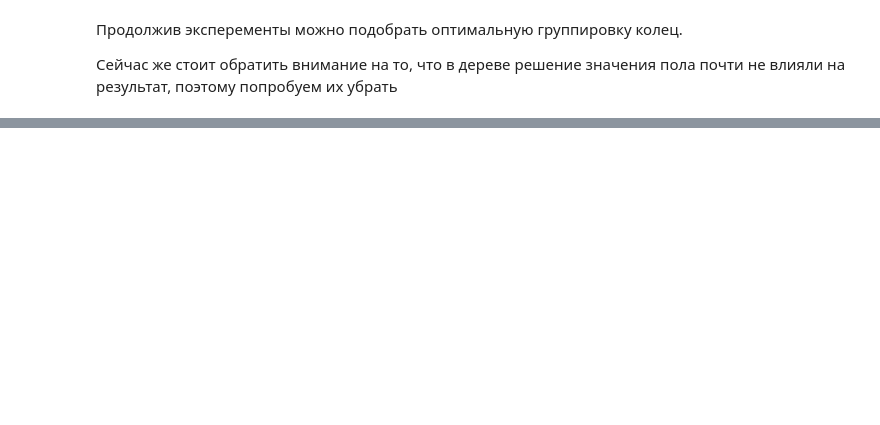
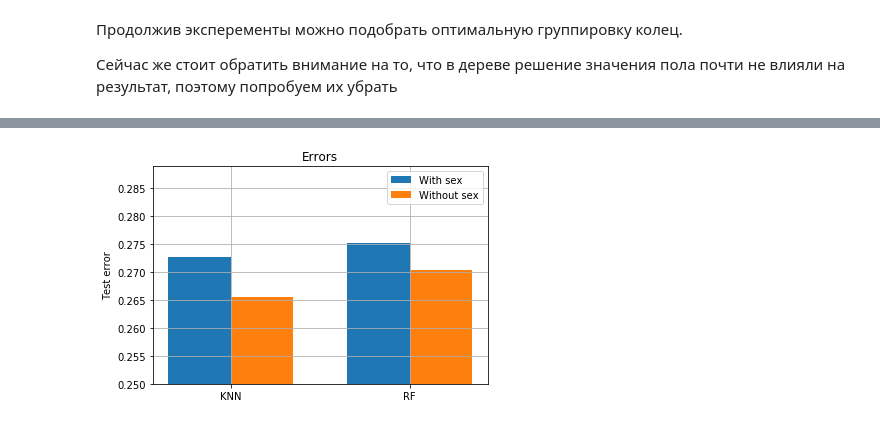
Before and after one commit to xLoSyAsHx/IAD19_ML, a Jupyter notebook: Task1_DataAnalyzing.ipynb, the cells around one changed output, grey strips where cells are left out. Saved outputs shown, nothing was run; the diff lists cells and outputs as text; code cells hidden in the pictures; blank space fills up the shorter version.

Commit message:
Fix removing gender from dataframe
Decrease error on 0.005

```diff
--- a/Task1_DataAnalyzing.ipynb
+++ b/Task1_DataAnalyzing.ipynb
@@ -482,6 +493,11 @@ Feature ranking:
 # %%
 clear_df = original_clear_df.copy()
 
+clear_df.at[clear_df['Rings'] < 7, 'Rings'] = 0
+clear_df.at[(clear_df['Rings'] >= 7)  & (clear_df['Rings'] < 12), 'Rings'] = 1
+clear_df.at[(clear_df['Rings'] >= 12) & (clear_df['Rings'] < 16), 'Rings'] = 2
+clear_df.at[(clear_df['Rings'] >= 16) & (clear_df['Rings'] < 20), 'Rings'] = 3
+clear_df.at[clear_df['Rings'] >= 20, 'Rings'] = 4
 
 X = clear_df.drop(['Rings', 'I', 'M', 'F'], axis=1)
 y = clear_df['Rings']
@@ -490,6 +506,9 @@ feature_names = X.columns
 
 X = X.values
 y = y.values
+
+
+N, d = X.shape
 
 # --------------------- Split data on train and test ---------------------------------------------------
 
@@ -527,6 +546,12 @@ err_train = np.mean(y_train != knn.predict(X_train))
 err_test  = np.mean(y_test  != knn.predict(X_test))
 
 print('KNeighborsClassifier: ', err_train, err_test)
+RESULT_MAP['Without sex'] = {
+                 'KNN':{},
+                 'RF':{}
+             }
+RESULT_MAP['Without sex']['KNN']['train'] = err_train
+RESULT_MAP['Without sex']['KNN']['test'] = err_test
 
 # -------------------------   RandomForestClassifier      -----------------------------------------------
 
@@ -537,7 +562,8 @@ err_train = np.mean(y_train != rf.predict(X_train))
 err_test  = np.mean(y_test  != rf.predict(X_test))
 
 print('RandomForestClassifier: ', err_train, err_test)
-
+RESULT_MAP['Without sex']['RF']['train'] = err_train
+RESULT_MAP['Without sex']['RF']['test'] = err_test
 
 importances = rf.feature_importances_
 indices = np.argsort(importances)[::-1]
@@ -550,0 +588,28 @@ KNeighborsClassifier test error:  0.7559808612440191
+# %%
+labels = RESULT_MAP['Without sex'].keys()
+
+
+x = np.arange(len(labels))  # the label locations
+
+y_values = {}
+for type_name in RESULT_MAP:
+    y_values[type_name] = []
+    for method in RESULT_MAP[type_name]:
+        y_values[type_name].append(RESULT_MAP[type_name][method]['test'])
+
+width = 0.35
+fig, ax = plt.subplots()
+rects1 = ax.bar(x - width/2, y_values['With sex'], width, label='With sex')
+rects2 = ax.bar(x + width/2, y_values['Without sex'], width, label='Without sex')
+
+# Add some text for labels, title and custom x-axis tick labels, etc.
+ax.set_ylim(ymin=0.25)
+ax.set_ylabel('Test error')
+ax.set_title('Errors')
+ax.set_xticks(x)
+ax.set_xticklabels(labels)
+ax.legend(loc='best')
+plt.grid(True)
+pass
+# %% [output]
+[figure, added]
```
Also changed, not shown: parts of 6 cells of this notebook, 1 other file.
